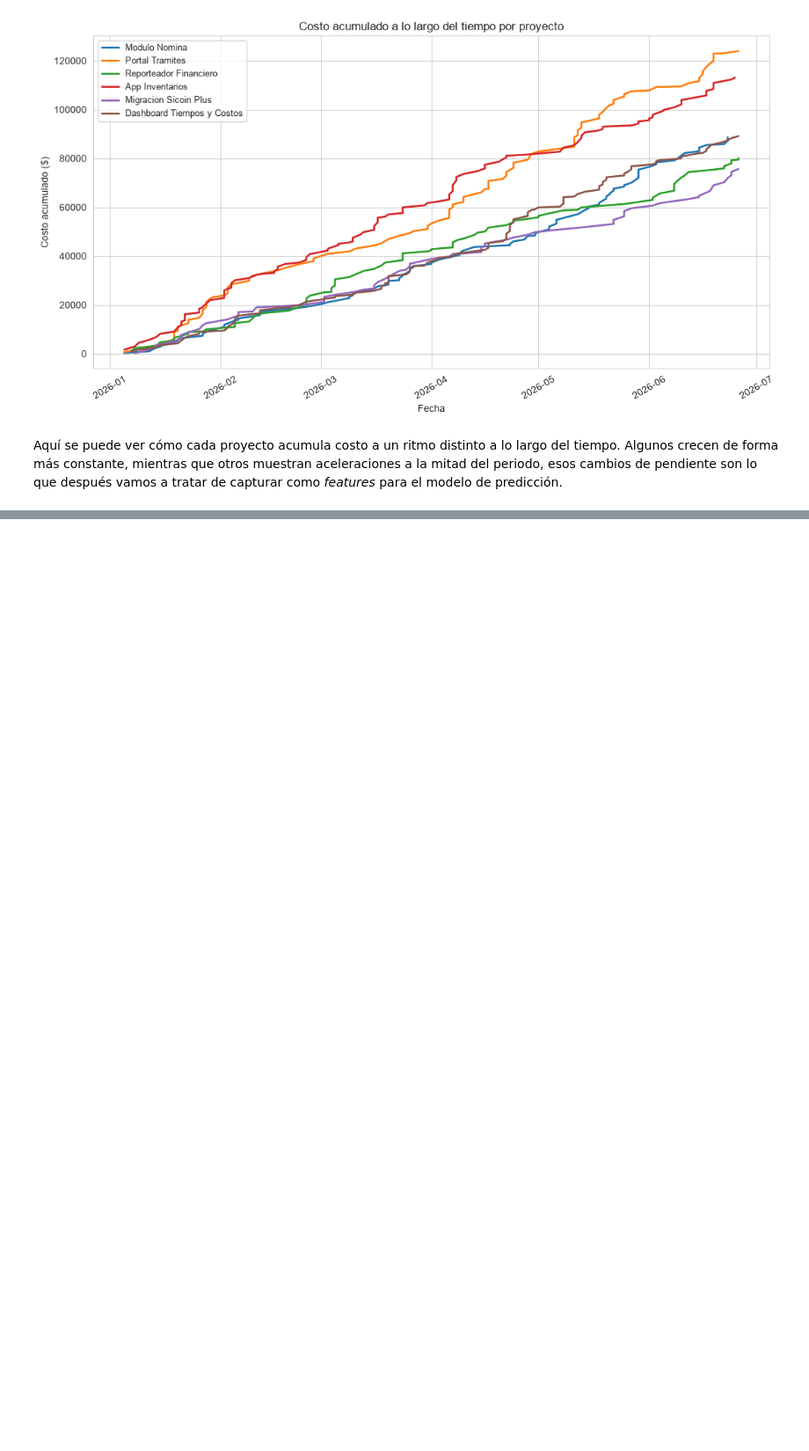
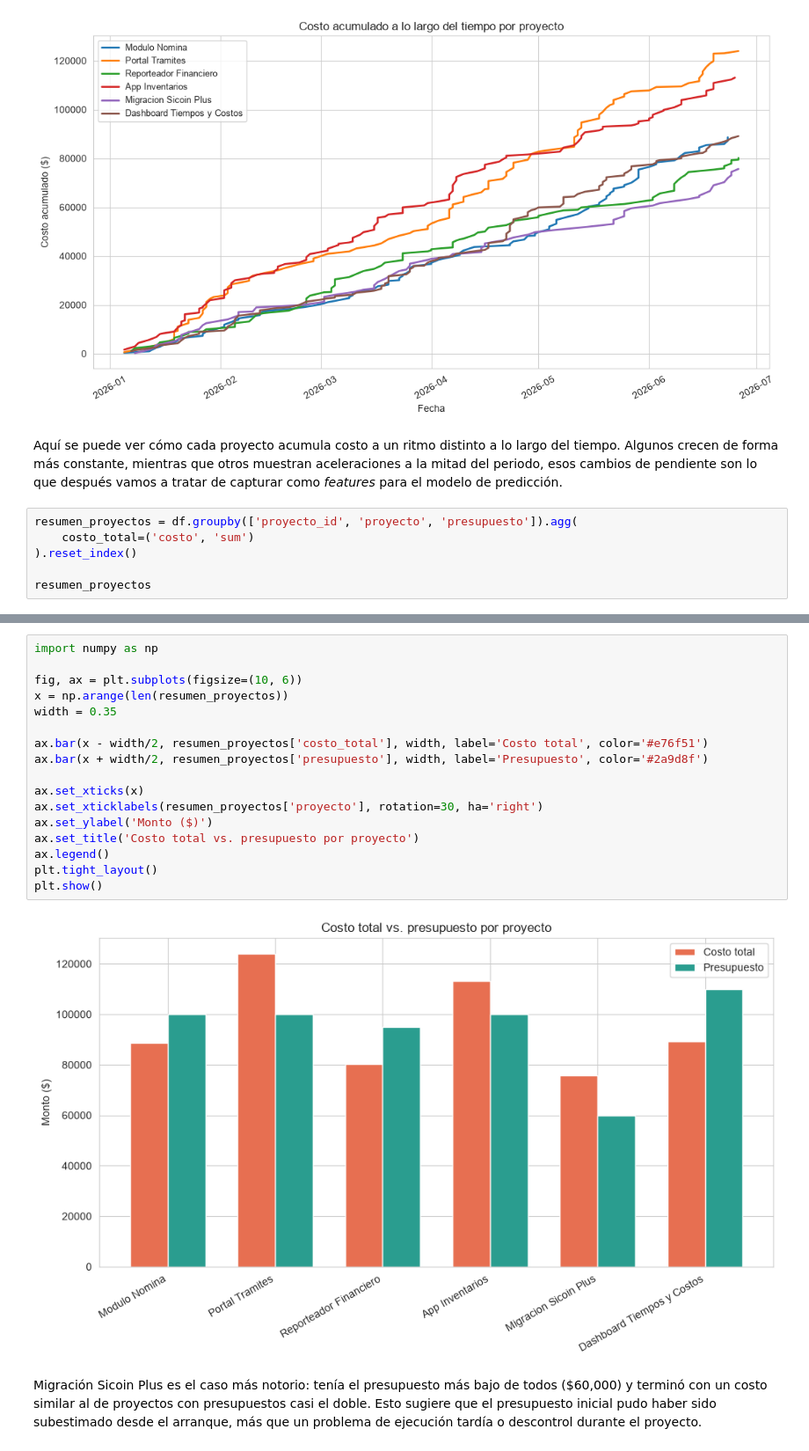
Before and after one commit to NotMyRiceVEVO/Prueba_Mawi, a Jupyter notebook: analisis-datos/EDA_y_Modelo.ipynb, the cells around one changed output, grey strips where cells are left out. Shown at 88% size. Drawn from its saved outputs; the diff is of its cells as text; blank space fills up the shorter version.

Commit message:
Gráfica 3: costo total vs. presupuesto por proyecto

```diff
--- a/analisis-datos/EDA_y_Modelo.ipynb
+++ b/analisis-datos/EDA_y_Modelo.ipynb
@@ -70,3 +70,9 @@ plt.show()
 [figure]
 # %% [markdown]
 Aquí se puede ver cómo cada proyecto acumula costo a un ritmo distinto a lo largo del tiempo. Algunos crecen de forma más constante, mientras que otros muestran aceleraciones a la mitad del periodo, esos cambios de pendiente son lo que después vamos a tratar de capturar como _features_ para el modelo de predicción.
+# %%
+resumen_proyectos = df.groupby(['proyecto_id', 'proyecto', 'presupuesto']).agg(
+    costo_total=('costo', 'sum')
+).reset_index()
+
+resumen_proyectos
@@ -72,0 +87,21 @@ Aquí se puede ver cómo cada proyecto acumula costo a un ritmo distinto a lo la
+# %%
+import numpy as np
+
+fig, ax = plt.subplots(figsize=(10, 6))
+x = np.arange(len(resumen_proyectos))
+width = 0.35
+
+ax.bar(x - width/2, resumen_proyectos['costo_total'], width, label='Costo total', color='#e76f51')
+ax.bar(x + width/2, resumen_proyectos['presupuesto'], width, label='Presupuesto', color='#2a9d8f')
+
+ax.set_xticks(x)
+ax.set_xticklabels(resumen_proyectos['proyecto'], rotation=30, ha='right')
+ax.set_ylabel('Monto ($)')
+ax.set_title('Costo total vs. presupuesto por proyecto')
+ax.legend()
+plt.tight_layout()
+plt.show()
+# %% [output]
+[figure, added]
+# %% [markdown]
+Migración Sicoin Plus es el caso más notorio: tenía el presupuesto más bajo de todos ($60,000) y terminó con un costo similar al de proyectos con presupuestos casi el doble. Esto sugiere que el presupuesto inicial pudo haber sido subestimado desde el arranque, más que un problema de ejecución tardía o descontrol durante el proyecto.
```
Also changed, not shown: parts of 1 cell of this notebook.
